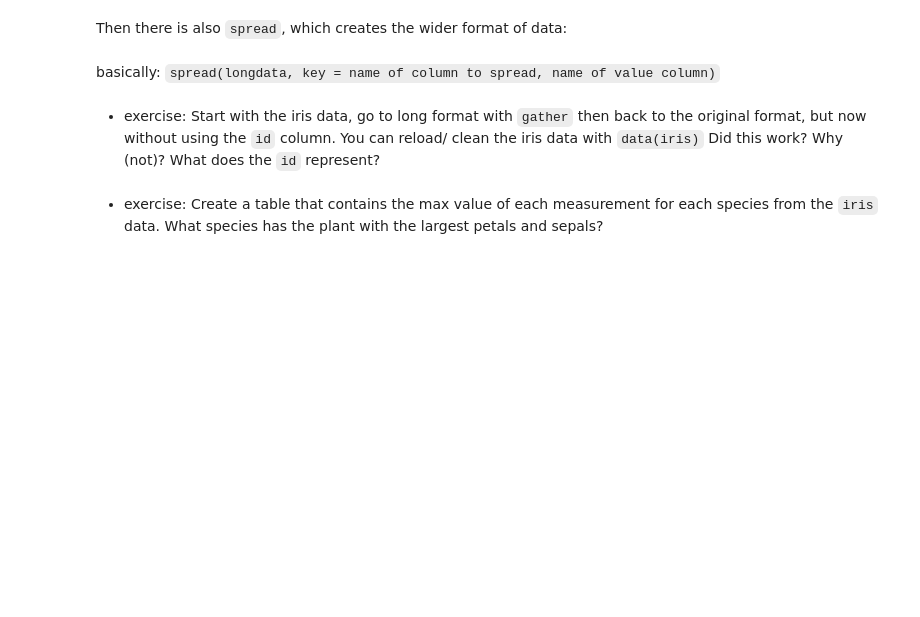
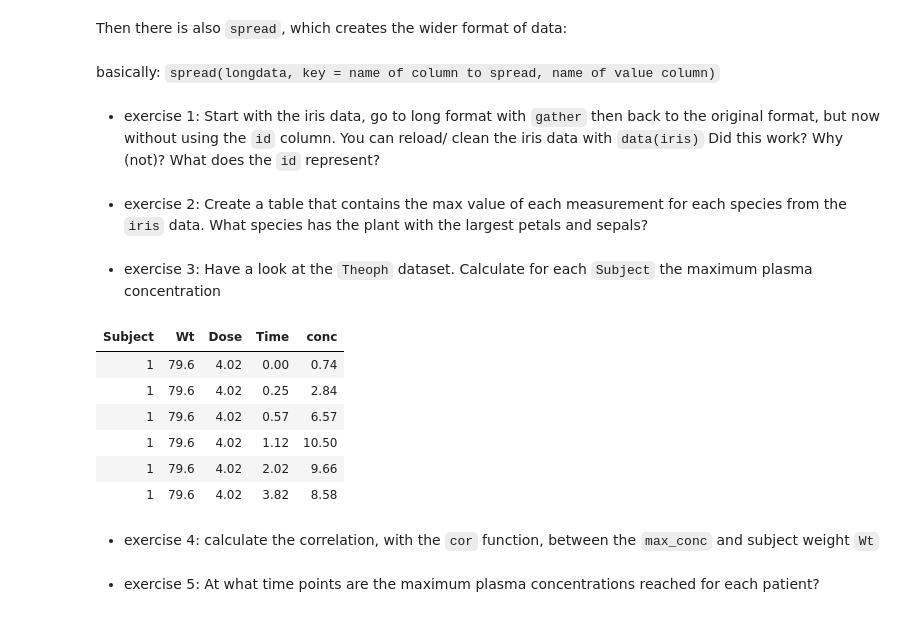
Before and after one commit to lacdr-tox/basic-programming-in-drug-discovery, a Jupyter notebook: R/scripts/s06_data_reshaping_summarization_and_merging.ipynb, the cells around one changed output. Cells and saved outputs as stored; diff of their text form; code cells hidden in the pictures; blank space fills up the shorter version.

```diff
--- a/R/scripts/s06_data_reshaping_summarization_and_merging.ipynb
+++ b/R/scripts/s06_data_reshaping_summarization_and_merging.ipynb
@@ -43,6 +43,22 @@ iris_wide <- iris_long %>% spread( key = variable, value = value )
 # %% [markdown]
 basically: `spread(longdata, key = name of column to spread, name of value column)`
 # %% [markdown]
-* exercise: Start with the iris data, go to long format with `gather` then back to the original format, but now without using the `id` column. You can reload/ clean the iris data with `data(iris)`  Did this work? Why (not)? What does the `id` represent?
+* exercise 1: Start with the iris data, go to long format with `gather` then back to the original format, but now without using the `id` column. You can reload/ clean the iris data with `data(iris)`  Did this work? Why (not)? What does the `id` represent?
 # %% [markdown]
-* exercise: Create a table that contains the max value of each measurement for each species from the `iris` data. What species has the plant with the largest petals and sepals?
+* exercise 2: Create a table that contains the max value of each measurement for each species from the `iris` data. What species has the plant with the largest petals and sepals?
+# %% [markdown]
+* exercise 3: Have a look at the `Theoph` dataset. Calculate for each `Subject` the maximum plasma concentration
+# %%
+head(Theoph)
+# %% [output]
+| Subject | Wt | Dose | Time | conc |
+| 1 | 79.6 | 4.02 | 0.00 | 0.74 |
+| 1 | 79.6 | 4.02 | 0.25 | 2.84 |
+| 1 | 79.6 | 4.02 | 0.57 | 6.57 |
+| 1 | 79.6 | 4.02 | 1.12 | 10.50 |
+| 1 | 79.6 | 4.02 | 2.02 | 9.66 |
+| 1 | 79.6 | 4.02 | 3.82 | 8.58 |
+# %% [markdown]
+* exercise 4: calculate the correlation, with the `cor` function, between the `max_conc` and subject weight `Wt`
+# %% [markdown]
+* exercise 5: At what time points are the maximum plasma concentrations reached for each patient?
```
Also changed, not shown: 5 other files.
